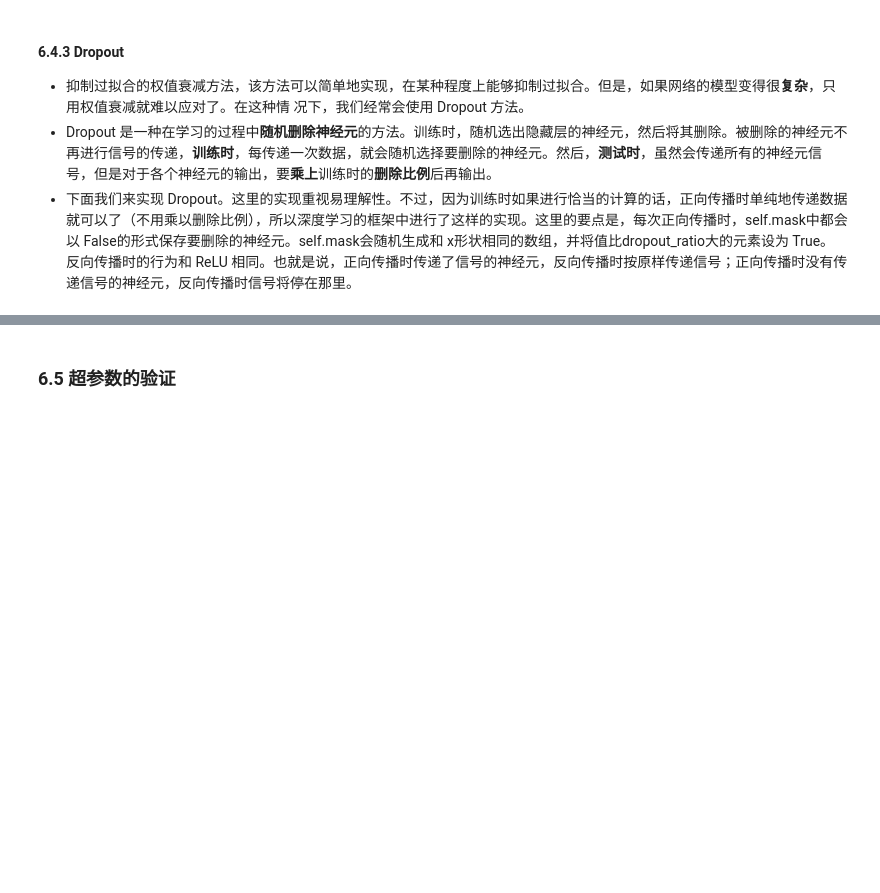
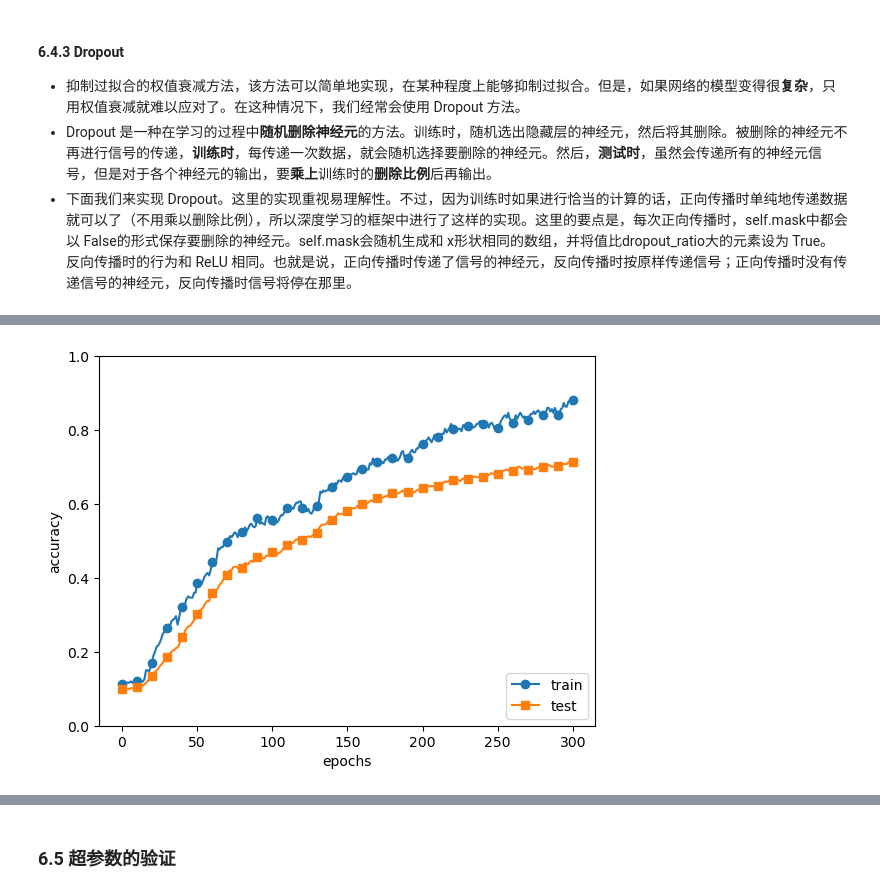
Before and after one commit to Shao0203/aiyaha, a Jupyter notebook: s6_learning_techniques.ipynb, the cells around one changed output, grey strips where cells are left out. Cells and saved outputs as stored; diff of their text form; code cells hidden in the pictures; blank space fills up the shorter version.

```diff
--- a/s6_learning_techniques.ipynb
+++ b/s6_learning_techniques.ipynb
@@ -892,0 +1015,38 @@ class Dropout:
+# %%
+import numpy as np
+import matplotlib.pyplot as plt
+from dataset.mnist import load_mnist
+from common.multi_layer_net_extend import MultiLayerNetExtend
+from common.trainer import Trainer
+
+(x_train, t_train), (x_test, t_test) = load_mnist()
+# 为了再现过拟合，减少学习数据
+x_train = x_train[:300]
+t_train = t_train[:300]
+
+# 设定是否使用Dropuout，以及比例 ========================
+use_dropout = True  # 不使用Dropout的情况下为False
+dropout_ratio = 0.15    # 尝试不同值[0.05, 0.1, 0.15, 0.2]
+# ====================================================
+
+network = MultiLayerNetExtend(input_size=784, hidden_size_list=[100, 100, 100, 100, 100, 100],
+                              output_size=10, use_dropout=use_dropout, dropout_ration=dropout_ratio)
+trainer = Trainer(network, x_train, t_train, x_test, t_test,
+                  epochs=301, mini_batch_size=100,
+                  optimizer='sgd', optimizer_param={'lr': 0.01}, verbose=False)
+trainer.train()
+
+train_acc_list, test_acc_list = trainer.train_acc_list, trainer.test_acc_list
+
+# 绘制图形==========
+markers = {'train': 'o', 'test': 's'}
+x = np.arange(len(train_acc_list))
+plt.plot(x, train_acc_list, marker='o', label='train', markevery=10)
+plt.plot(x, test_acc_list, marker='s', label='test', markevery=10)
+plt.xlabel("epochs")
+plt.ylabel("accuracy")
+plt.ylim(0, 1.0)
+plt.legend(loc='lower right')
+plt.show()
+# %% [output]
+[figure, added]
```
Also changed, not shown: parts of 9 cells of this notebook, 3 other files.
